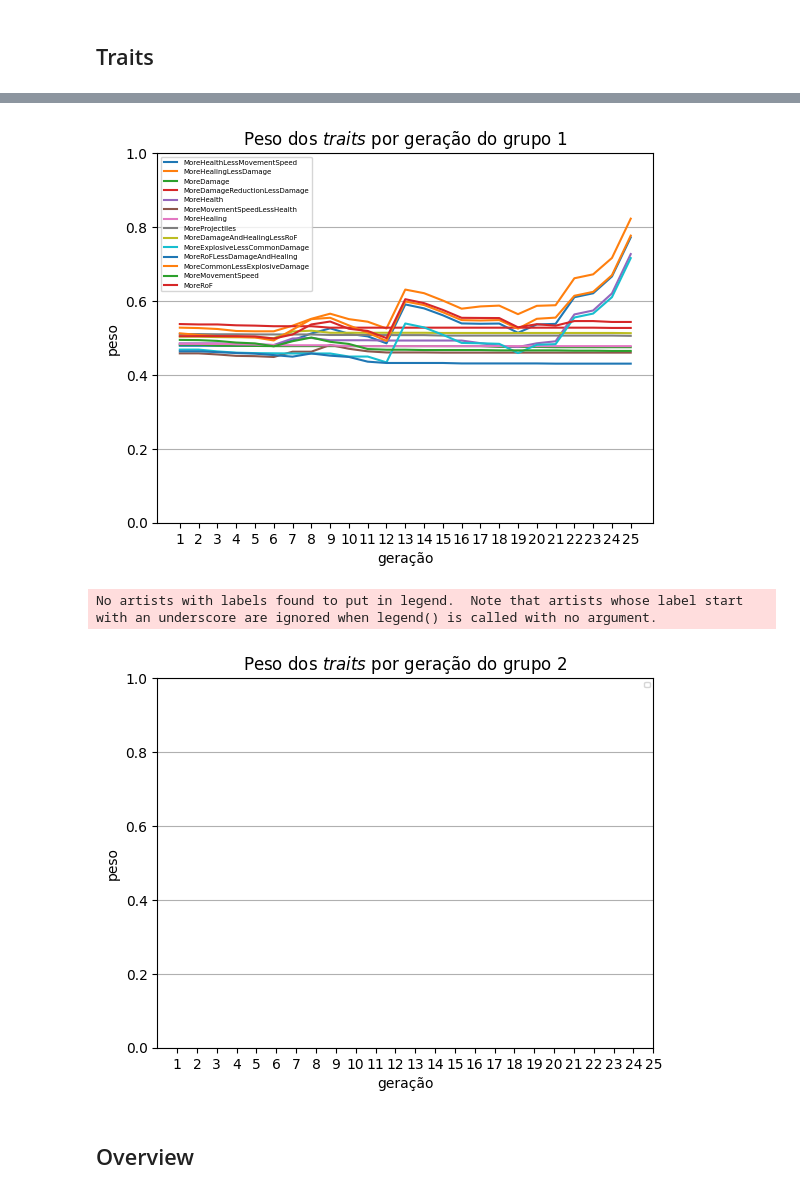
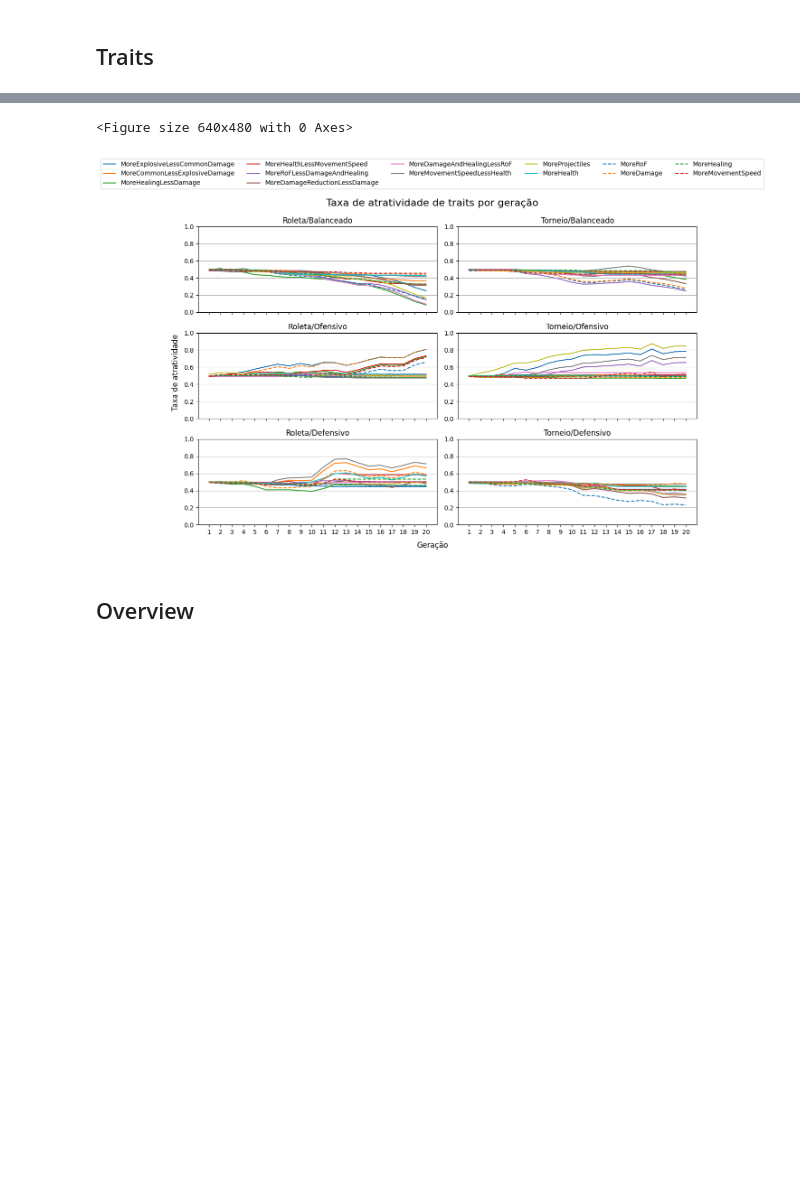
Before and after one commit to LucasSchurer/GeneticAlgorithm, a Jupyter notebook: DataVisualizer/ga_visualizer.ipynb, the cells around one changed output, grey strips where cells are left out. Drawn from its saved outputs; the diff is of its cells as text; code cells hidden in the pictures; blank space fills up the shorter version.

```diff
--- a/DataVisualizer/ga_visualizer.ipynb
+++ b/DataVisualizer/ga_visualizer.ipynb
@@ -262,8 +262,8 @@ def get_generations_data(ga_data) :
 team1_data = get_ga_data('./team1.xml')
 team2_data = get_ga_data('./team2.xml')
 
-generations = np.arange(len(team1_data.generations)) + 1
-creature_count = len(team1_data.generations[0].creatures)
+generations = np.arange(20) + 1
+creature_count = 20
 # %% [markdown]
 # Plot
 # %% [markdown]
@@ -629,49 +778,91 @@ def get_traits_weight_per_generation(ga_data) :
             if aux_len < len(weights_all[identifier]) :
                 aux_len = len(weights_all[identifier])
 
             if len(weights_all[identifier]) < aux_len :
                 diff = aux_len - len(weights_all[identifier])
 
                 for i in range(0, diff) :
                     weights_all[identifier].insert(0, 0.5)
 
         for identifier, weight in weights_all.items() :
             if (identifier not in weights_temp) :
                 weights_all[identifier].append(0.5)
 
     if (len(ga_data.generations[0].trait_weights) == 0) :
         for identifier, _ in weights_all.items() :
             weights_all[identifier].insert(0, 0.5)
 
     return weights_all
 
-def plot_trait_weight_per_generation(ga_data, label) :
-    fig, ax = plt.subplots()
-
+def plot_trait_weight_per_generation(ga_data, label, ax) :
     traits = get_traits_weight_per_generation(ga_data)
 
-    for identifier, values in traits.items() :
-        plt.plot(generations, values, label = identifier)
+    identifiers = ['MoreExplosiveLessCommonDamage', 'MoreCommonLessExplosiveDamage',
+                   'MoreHealingLessDamage', 'MoreHealthLessMovementSpeed', 'MoreRoFLessDamageAndHealing',
+                   'MoreDamageReductionLessDamage', 'MoreDamageAndHealingLessRoF', 'MoreMovementSpeedLessHealth', 'MoreProjectiles',
+                   'MoreHealth', 'MoreRoF', 'MoreDamage', 'MoreHealing', 'MoreMovementSpeed']
+
+    i = 0
+
+    for identifier in identifiers :
+
+        if i > 9 :
+            style = '--'
+        else :
+            style = ''
+
+        if identifier not in traits :
+            ax.plot(generations, np.full(generations, 0), style, label = identifier)
+        else :
+            ax.plot(generations, traits[identifier], style, label = identifier)
+
+        i = i + 1
 
     ax.set_xticks(generations)
 
-    ax.set_xlabel('geração')
-    ax.set_ylabel('peso')
+    ax.set_title(label)
 
-    ax.set_title('Peso dos $\it{traits}$ por geração do ' + label)
+    ax.grid(axis = 'y')
 
-    plt.grid(axis = 'y')
+    ax.set_ylim(0, 1)
 
-    plt.ylim(0, 1)
+plt.clf()
 
-    plt.legend(prop={'size': 5})
-    plt.show()
+fig, axs = plt.subplots(3, 2, sharex=True)
 
-plot_trait_weight_per_generation(team1_data, 'grupo 1')
-plot_trait_weight_per_generation(team2_data, 'grupo 2')
+fig.set_figheight(8)
+fig.set_figwidth(12)
+
+group3_roulette_balanced = get_ga_data('./Grupo1xGrupo3Roleta/Balanceado/team1.xml')
+group3_roulette_offensive = get_ga_data('./Grupo1xGrupo3Roleta/Ofensivo/team1.xml')
+group3_roulette_defensive = get_ga_data('./Grupo1xGrupo3Roleta/Defensivo/team1.xml')
+
+group3_tournament_balanced = get_ga_data('./Grupo1xGrupo3Torneio/Balanceado/team1.xml')
+group3_tournament_offensive = get_ga_data('./Grupo1xGrupo3Torneio/Ofensivo/team1.xml')
+group3_tournament_defensive = get_ga_data('./Grupo1xGrupo3Torneio/Defensivo/team1.xml')
+
+plot_trait_weight_per_generation(group3_roulette_balanced, 'Roleta/Balanceado', axs[0][0])
+plot_trait_weight_per_generation(group3_roulette_offensive, 'Roleta/Ofensivo', axs[1][0])
+plot_trait_weight_per_generation(group3_roulette_defensive, 'Roleta/Defensivo', axs[2][0])
+
+plot_trait_weight_per_generation(group3_tournament_balanced, 'Torneio/Balanceado', axs[0][1])
+plot_trait_weight_per_generation(group3_tournament_offensive, 'Torneio/Ofensivo', axs[1][1])
+plot_trait_weight_per_generation(group3_tournament_defensive, 'Torneio/Defensivo', axs[2][1])
+
+lines, labels = axs[0][0].get_legend_handles_labels()
+
+fig.legend(lines, labels, ncol=6, loc='upper center', bbox_to_anchor=(0.5, 1.10))
+
+fig.tight_layout(rect=[0.03, 0.03, 1, 0.95])
+
+fig.suptitle("Taxa de atratividade de traits por geração", size = 16)
+
+fig.supxlabel("Geração", size = 12)
+fig.supylabel("Taxa de atratividade", size = 12)
+
+plt.show()
 # %% [output]
+<Figure size 640x480 with 0 Axes>
-[figure, old version]
+[figure, new version]
-No artists with labels found to put in legend.  Note that artists whose label start with an underscore are ignored when legend() is called with no argument.
-[figure, removed]
 # %% [markdown]
 ## Overview
```
Also changed, not shown: parts of 13 cells of this notebook, 25 other files.
